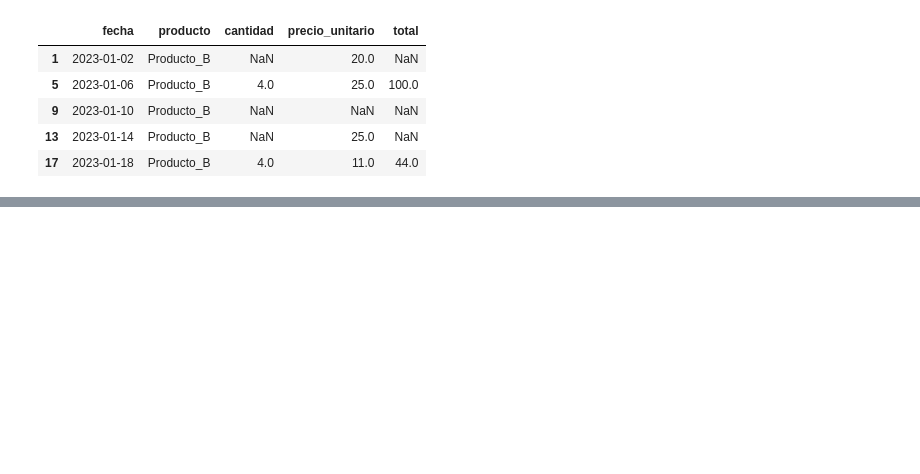
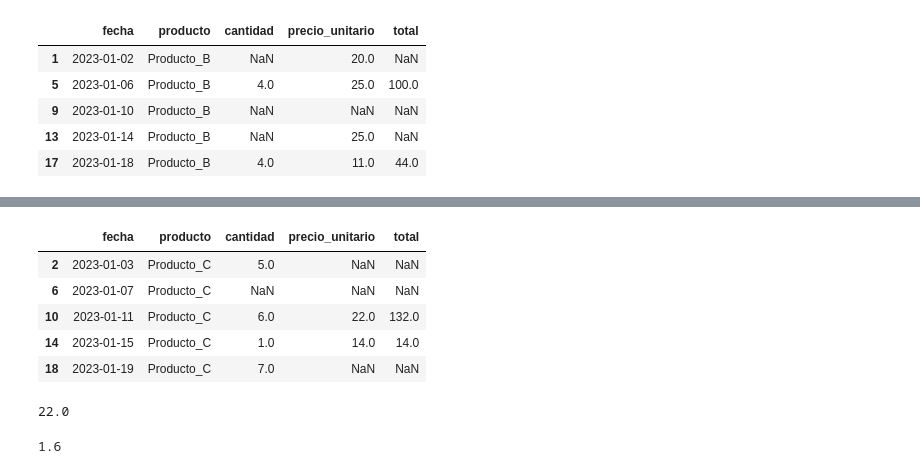
Before and after one commit to iair/mitic-data-science-team-1-septiembre-2024, a Jupyter notebook: clases/ds-fundamentals/ejercicios de integración/ejercicio_integracion_1.ipynb, the cells around one changed output, grey strips where cells are left out. Saved outputs shown, nothing was run; the diff lists cells and outputs as text; code cells hidden in the pictures; blank space fills up the shorter version.

```diff
--- a/clases/ds-fundamentals/ejercicios de integración/ejercicio_integracion_1.ipynb
+++ b/clases/ds-fundamentals/ejercicios de integración/ejercicio_integracion_1.ipynb
@@ -140,0 +138,9 @@ Name: producto, dtype: bool
+# %%
+df.loc[df.producto=='Producto_C',:]
+# %% [output]
+|  | fecha | producto | cantidad | precio_unitario | total |
+| 2 | 2023-01-03 | Producto_C | 5.0 | NaN | NaN |
+| 6 | 2023-01-07 | Producto_C | NaN | NaN | NaN |
+| 10 | 2023-01-11 | Producto_C | 6.0 | 22.0 | 132.0 |
+| 14 | 2023-01-15 | Producto_C | 1.0 | 14.0 | 14.0 |
+| 18 | 2023-01-19 | Producto_C | 7.0 | NaN | NaN |
@@ -140,0 +151,12 @@ Name: producto, dtype: bool
+# %%
+cantidad_base = 1
+precio_base = 14
+ratio_crecimiento =(22-14)/(6-1)
+cantidad = 6
+calcula_precio(cantidad,cantidad_base, precio_base,ratio_crecimiento)
+# %% [output]
+22.0
+# %%
+ratio_crecimiento
+# %% [output]
+1.6
```
Also changed, not shown: parts of 29 cells of this notebook.
